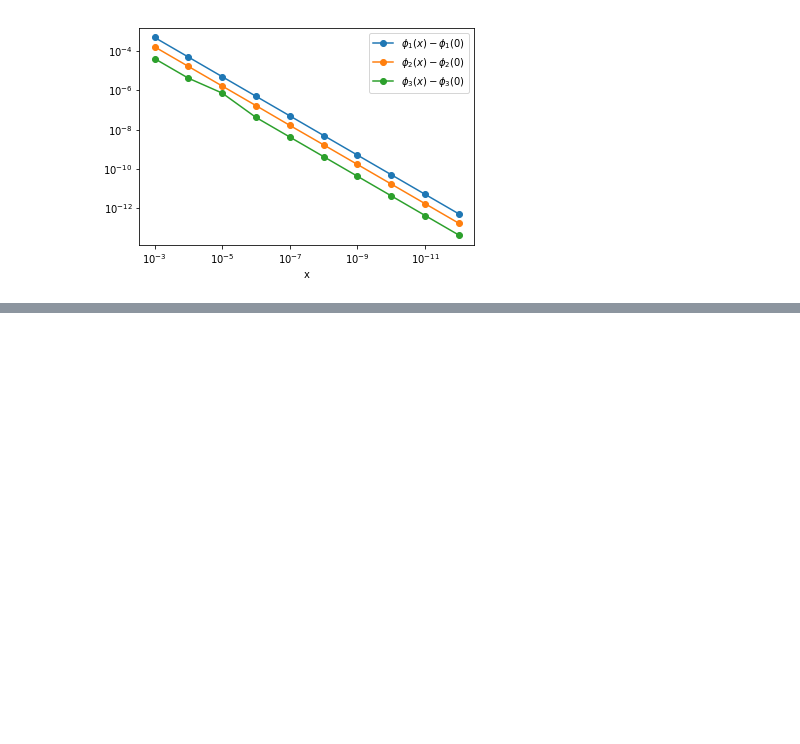
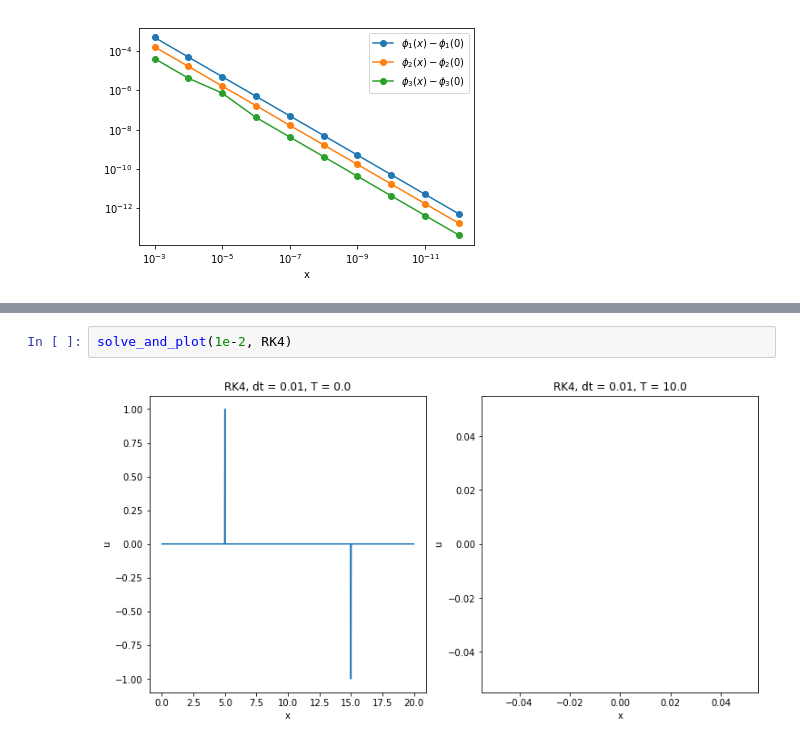
Before and after one commit to MSeeker1340/num2-spring2018, a Jupyter notebook: src/Playground.ipynb, the cells around one changed output, grey strips where cells are left out. Cells and saved outputs as stored; diff of their text form; blank space fills up the shorter version.

```diff
--- a/src/Playground.ipynb
+++ b/src/Playground.ipynb
@@ -58,0 +90,4 @@ plt.xlabel('x');
+# %%
+solve_and_plot(1e-2, RK4)
+# %% [output]
+[figure, added]
```
Also changed, not shown: parts of 9 cells of this notebook.
